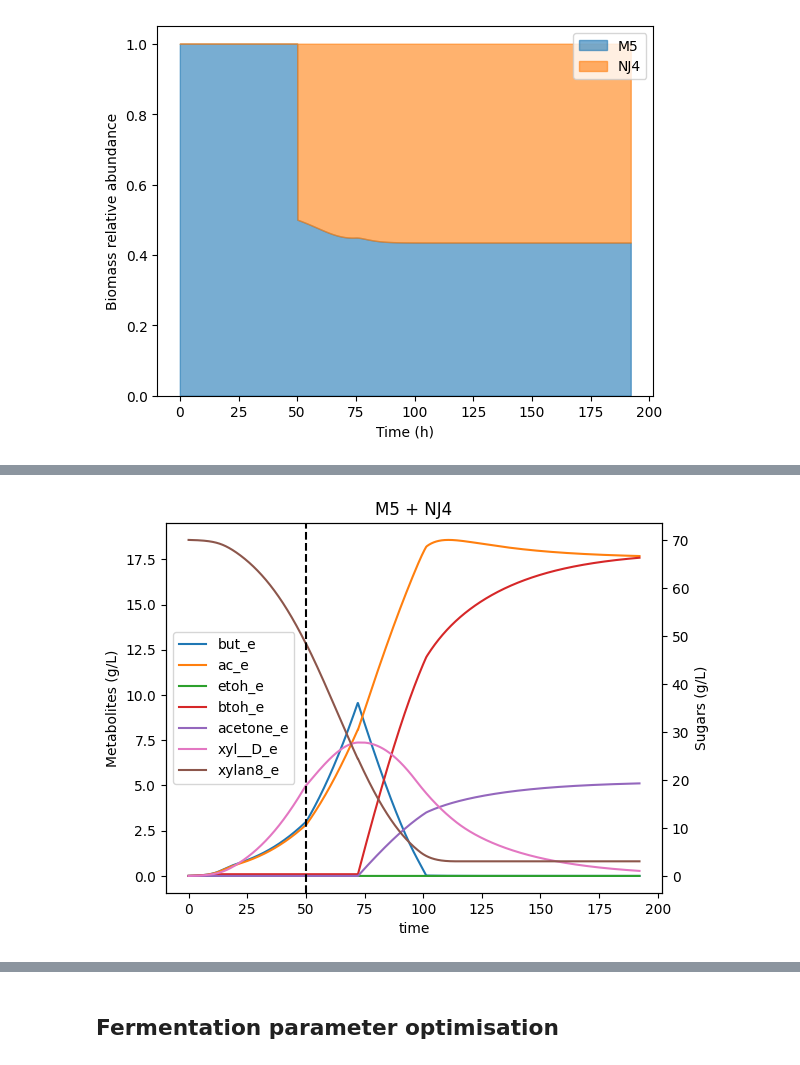
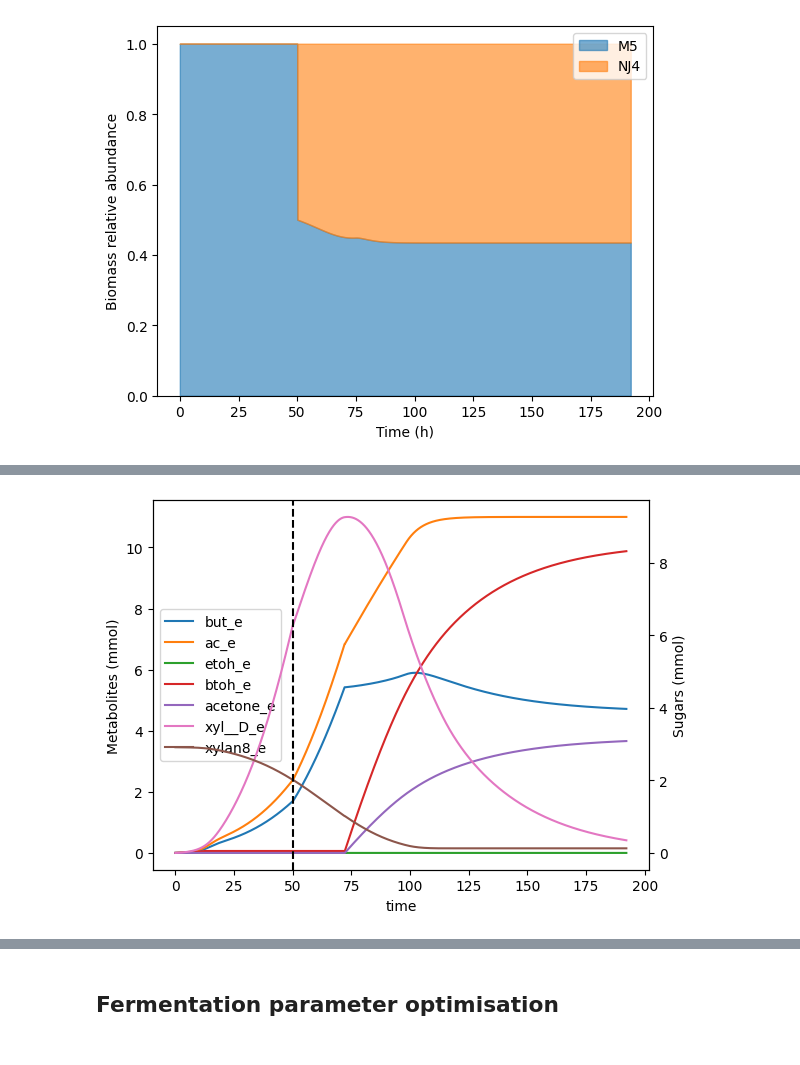
Before and after one commit to andreastallvik/BIOTBT3900, a Jupyter notebook: community_modelling/CBP_butanol/community_sim.ipynb, the cells around one changed output, grey strips where cells are left out. Drawn from its saved outputs; the diff is of its cells as text; code cells hidden in the pictures.

```diff
--- a/community_modelling/CBP_butanol/community_sim.ipynb
+++ b/community_modelling/CBP_butanol/community_sim.ipynb
@@ -631,6 +631,10 @@ nj4_solvento.reactions.SUCD2.bounds = (-1000, 0)
 nj4_solvento.reactions.MDH.bounds = (-1000, 0)
 # nj4_solvento.reactions.FUM.bounds = (-1000, 0)
 
+# knock out reactions for acetate and butyrate production
+nj4_solvento.reactions.ACtr.bounds = (0, 1000)
+nj4_solvento.reactions.BUTt.bounds = (0, 1000)
+
 from utils.flux_coupling import add_ratio_constraint_cobra
 
 # flux coupling but/ac production for acidogeneis to exp. value
@@ -708,10 +712,10 @@ bm, met, fluxes = cf.collapse_three_sim(first_sim, second_sim, third_sim)
 # %%
 metabolites = ["but_e",  "ac_e", "etoh_e", "btoh_e", "acetone_e", "xyl__D_e", "xylan8_e"]
 
-cf.plot_metabolites(metabolites_time_series=met, metabolites=metabolites, inoc_time=INOC_TIME)
+cf.plot_metabolites(metabolites_time_series=met, metabolites=metabolites, inoc_time=INOC_TIME, use_molar_amount=True)
 
-import matplotlib.pyplot as plt
-plt.title("M5 + NJ4")
-plt.savefig("figures/community.svg", format="svg")
+# import matplotlib.pyplot as plt
+# #plt.title("M5 + NJ4")
+# plt.savefig("figures/community.svg", format="svg")
 # %% [output]
-[figure, old version]
+[figure, new version]
```
Also changed, not shown: parts of 8 cells of this notebook, 2 other files.
